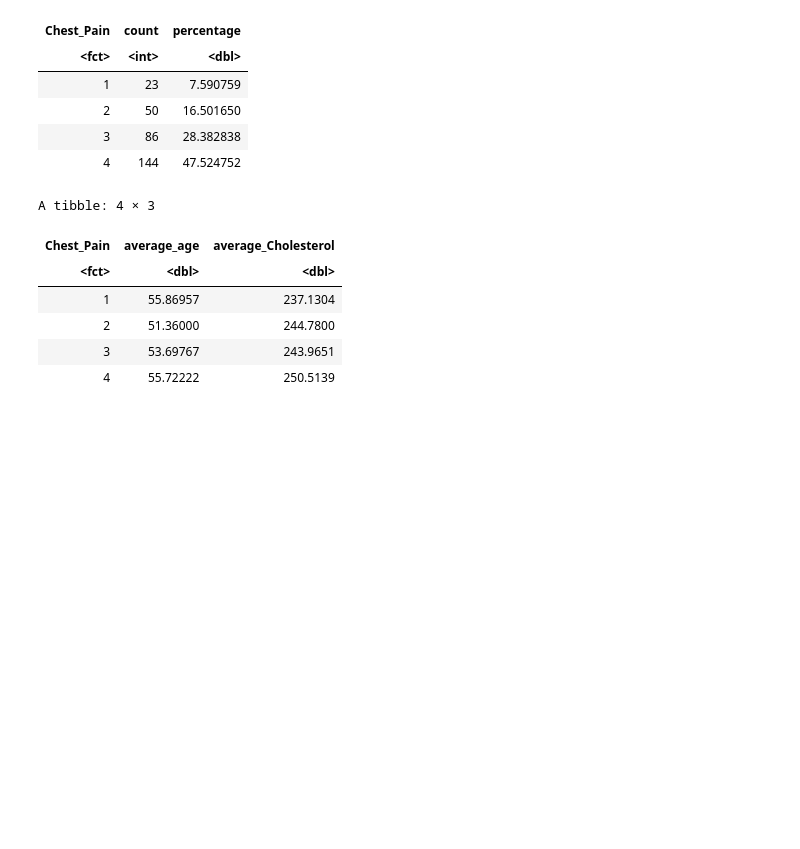
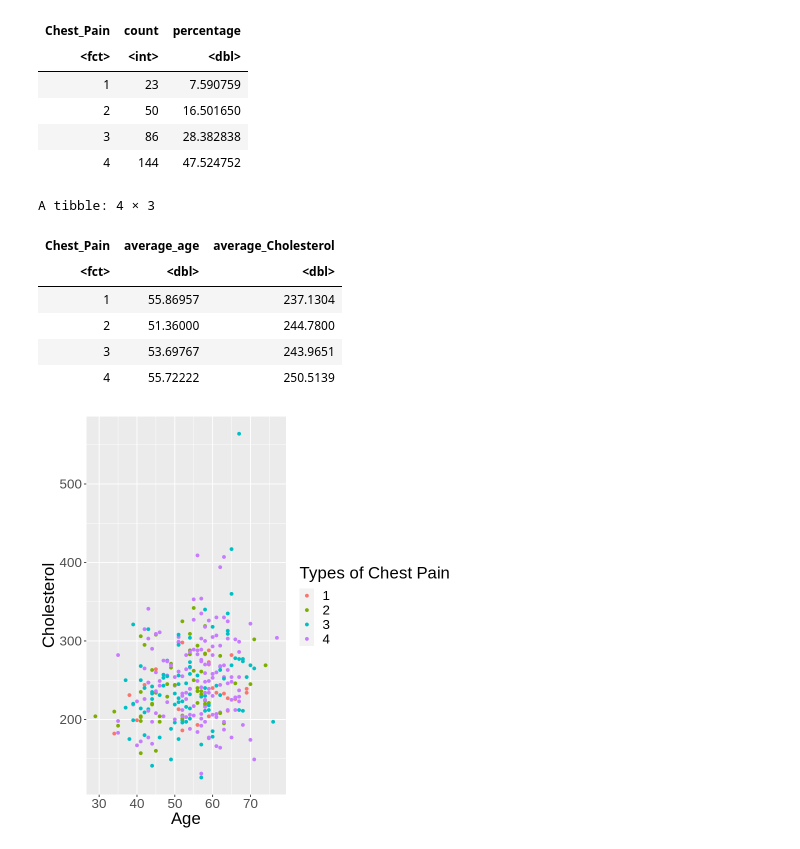
Before and after one commit to ywang025/DSCI100---Project, a Jupyter notebook: data/proposal.ipynb, the cells around one changed output. Cells and saved outputs as stored; diff of their text form; code cells hidden in the pictures; blank space fills up the shorter version.

Commit message:
Plot of age VS cholesterol

```diff
--- a/data/proposal.ipynb
+++ b/data/proposal.ipynb
@@ -77,3 +77,13 @@ A tibble: 4 × 3
 | 2 | 51.36000 | 244.7800 |
 | 3 | 53.69767 | 243.9651 |
 | 4 | 55.72222 | 250.5139 |
+# %%
+#Visualization of cholesterol and age
+choles_age <- cleveland_data |>
+ggplot(aes(x = Age, y = Cholesterol, color = Chest_Pain))+
+geom_point()+
+labs(x = "Age", y = "Cholesterol", color = "Types of Chest Pain")+
+theme(text = element_text(size = 20))
+choles_age
+# %% [output]
+[figure, added]
```
